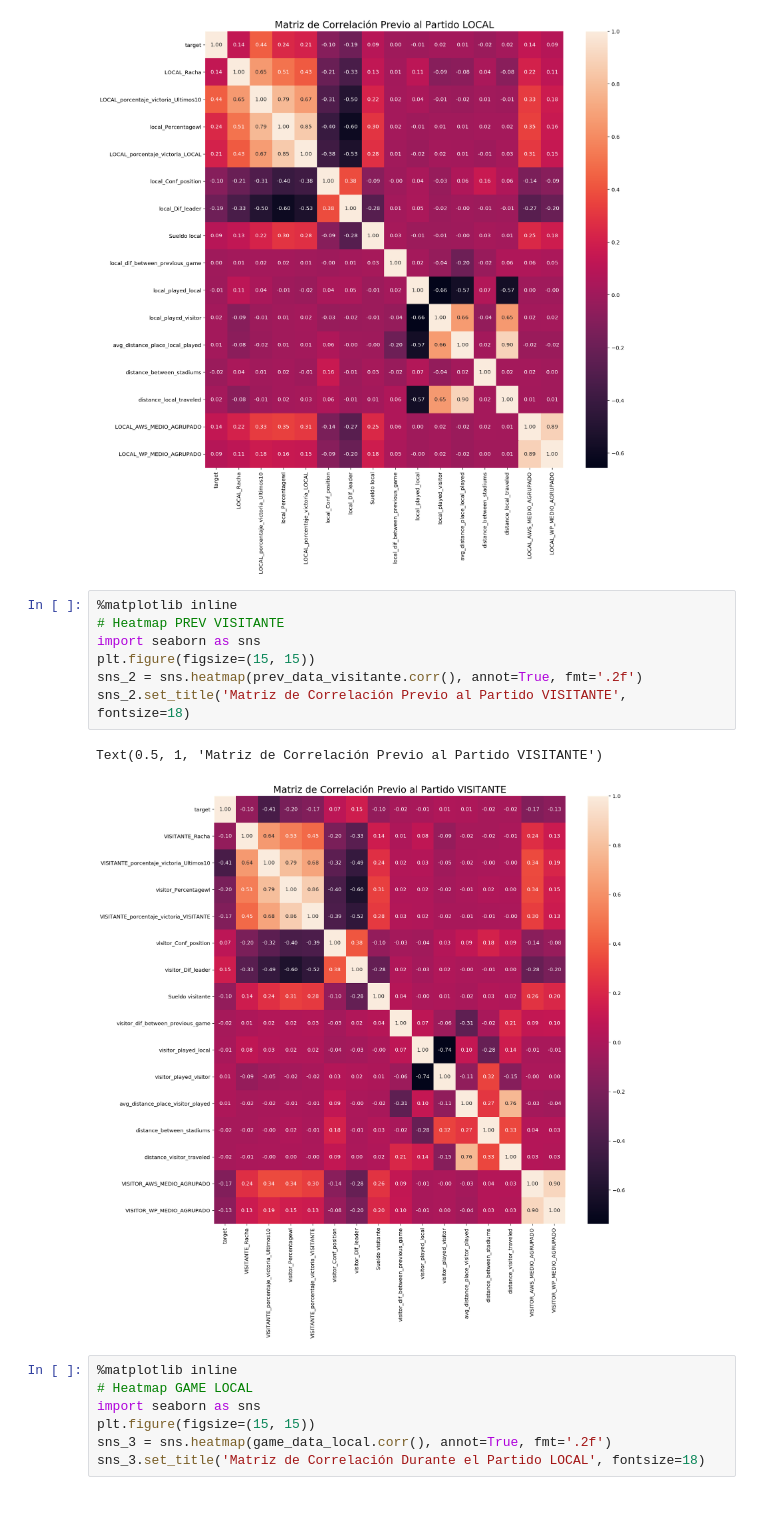
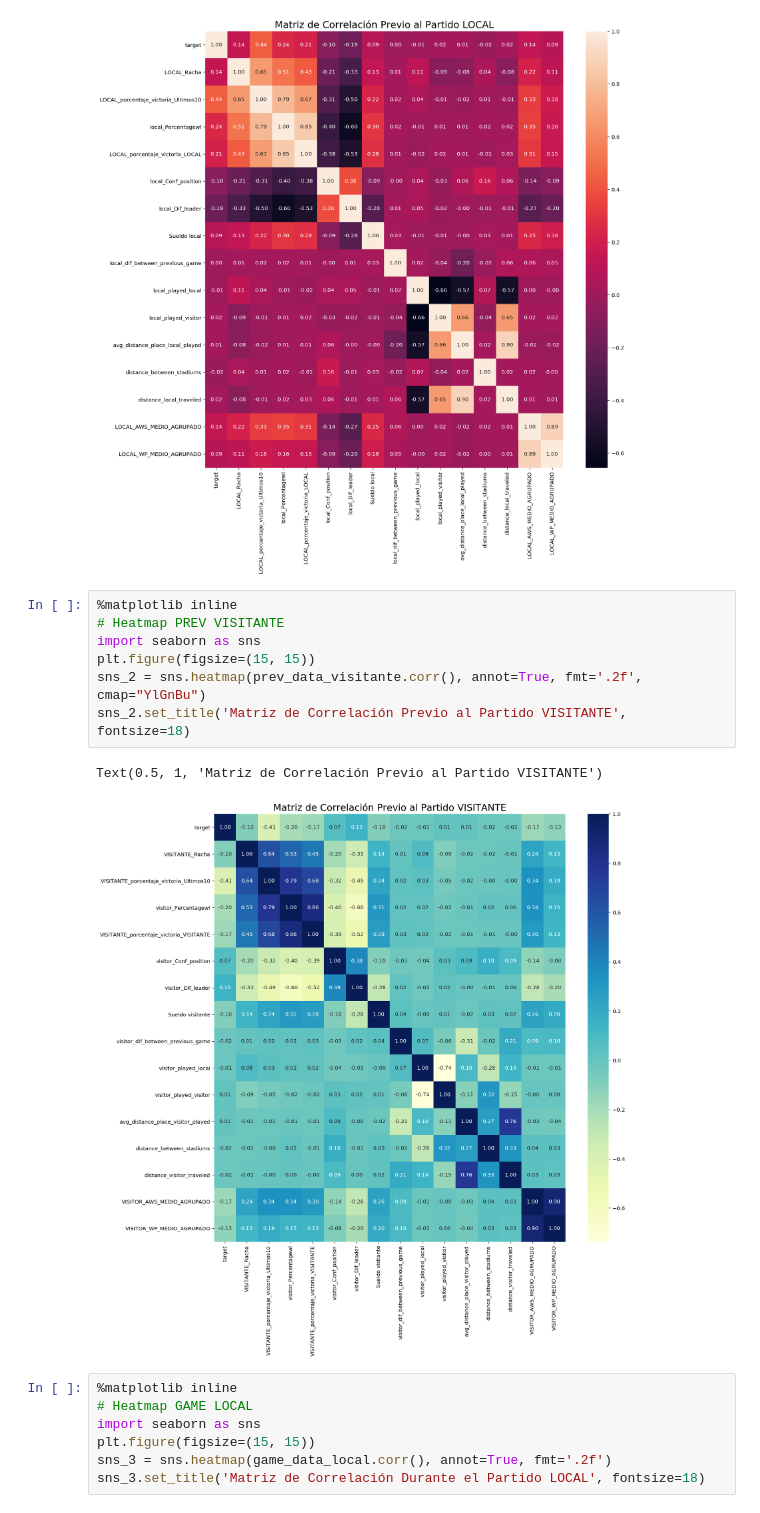
Before and after one commit to bryanDSousa/NBA-game-prediction, a Jupyter notebook: Modelo partidos/partidos_notebook_MODELO_FINAL.ipynb, the cells around one changed output. Drawn from its saved outputs; the diff is of its cells as text.

```diff
--- a/Modelo partidos/partidos_notebook_MODELO_FINAL.ipynb
+++ b/Modelo partidos/partidos_notebook_MODELO_FINAL.ipynb
@@ -371,13 +279,13 @@ Text(0.5, 1, 'Matriz de Correlación Previo al Partido LOCAL')
 # %%
 %matplotlib inline
 # Heatmap PREV VISITANTE
 import seaborn as sns
 plt.figure(figsize=(15, 15))
-sns_2 = sns.heatmap(prev_data_visitante.corr(), annot=True, fmt='.2f')
+sns_2 = sns.heatmap(prev_data_visitante.corr(), annot=True, fmt='.2f', cmap="YlGnBu")
 sns_2.set_title('Matriz de Correlación Previo al Partido VISITANTE', fontsize=18)
 # %% [output]
 Text(0.5, 1, 'Matriz de Correlación Previo al Partido VISITANTE')
-[figure, old version]
+[figure, new version]
 # %%
 %matplotlib inline
 # Heatmap GAME LOCAL
```
Also changed, not shown: parts of 60 cells of this notebook, 4 other files.
